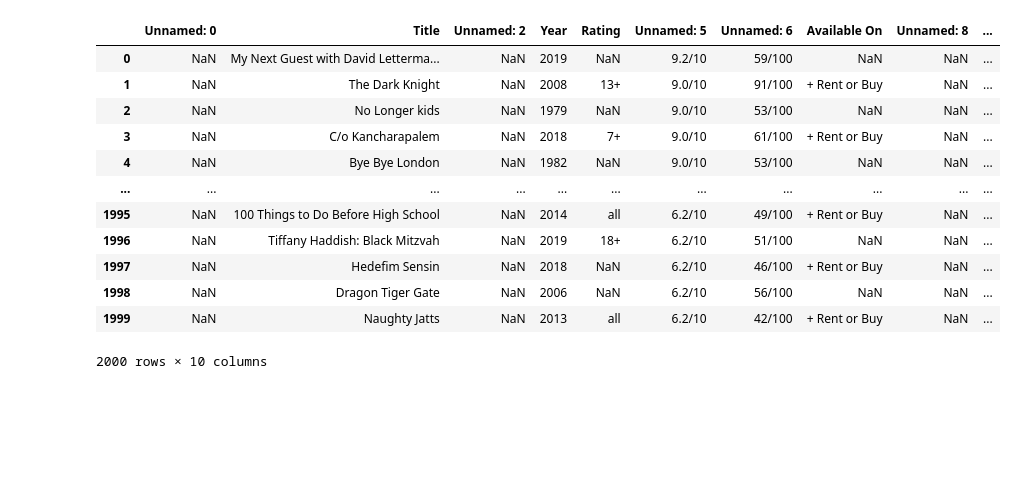
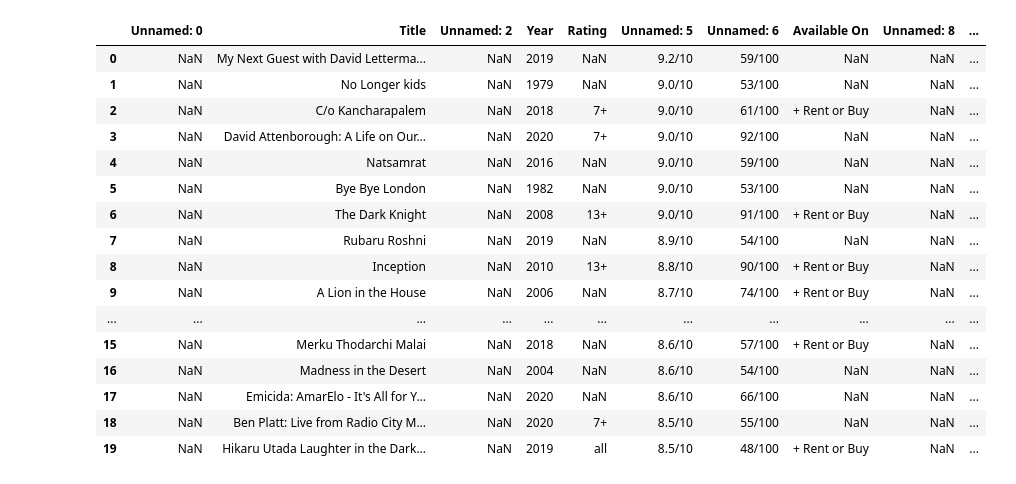
Before and after one commit to sarahmgreen88/ETL-Netflix, a Jupyter notebook: ReelGood Scrape.ipynb, the cells around one changed output. Cells and saved outputs as stored; diff of their text form; code cells hidden in the pictures; blank space fills up the shorter version.

```diff
--- a/ReelGood Scrape.ipynb
+++ b/ReelGood Scrape.ipynb
@@ -38,5 +49,5 @@ print(soup.prettify())
 # %%
-for x in range(10):
+for x in range(20):
 
     html = browser.html
     soup = BeautifulSoup(html, 'html.parser')
@@ -62,18 +81,22 @@ TitleYearRatingAvailable OnMy Next Guest with David Letterman and Shah Rukh Khan
 # %%
 title_df = pd.read_html(str(title))
 netflix = title_df[0]
-netflix
+netflix.head(20)
 # %% [output]
 |  | Unnamed: 0 | Title | Unnamed: 2 | Year | Rating | Unnamed: 5 | Unnamed: 6 | Available On | Unnamed: 8 | ... |
 | 0 | NaN | My Next Guest with David Letterma... | NaN | 2019 | NaN | 9.2/10 | 59/100 | NaN | NaN | ... |
-| 1 | NaN | The Dark Knight | NaN | 2008 | 13+ | 9.0/10 | 91/100 | + Rent or Buy | NaN | ... |
-| 2 | NaN | No Longer kids | NaN | 1979 | NaN | 9.0/10 | 53/100 | NaN | NaN | ... |
-| 3 | NaN | C/o Kancharapalem | NaN | 2018 | 7+ | 9.0/10 | 61/100 | + Rent or Buy | NaN | ... |
-| 4 | NaN | Bye Bye London | NaN | 1982 | NaN | 9.0/10 | 53/100 | NaN | NaN | ... |
+| 1 | NaN | No Longer kids | NaN | 1979 | NaN | 9.0/10 | 53/100 | NaN | NaN | ... |
+| 2 | NaN | C/o Kancharapalem | NaN | 2018 | 7+ | 9.0/10 | 61/100 | + Rent or Buy | NaN | ... |
+| 3 | NaN | David Attenborough: A Life on Our... | NaN | 2020 | 7+ | 9.0/10 | 92/100 | NaN | NaN | ... |
+| 4 | NaN | Natsamrat | NaN | 2016 | NaN | 9.0/10 | 59/100 | NaN | NaN | ... |
+| 5 | NaN | Bye Bye London | NaN | 1982 | NaN | 9.0/10 | 53/100 | NaN | NaN | ... |
+| 6 | NaN | The Dark Knight | NaN | 2008 | 13+ | 9.0/10 | 91/100 | + Rent or Buy | NaN | ... |
+| 7 | NaN | Rubaru Roshni | NaN | 2019 | NaN | 8.9/10 | 54/100 | NaN | NaN | ... |
+| 8 | NaN | Inception | NaN | 2010 | 13+ | 8.8/10 | 90/100 | + Rent or Buy | NaN | ... |
+| 9 | NaN | A Lion in the House | NaN | 2006 | NaN | 8.7/10 | 74/100 | + Rent or Buy | NaN | ... |
 | ... | ... | ... | ... | ... | ... | ... | ... | ... | ... | ... |
-| 1995 | NaN | 100 Things to Do Before High School | NaN | 2014 | all | 6.2/10 | 49/100 | + Rent or Buy | NaN | ... |
-| 1996 | NaN | Tiffany Haddish: Black Mitzvah | NaN | 2019 | 18+ | 6.2/10 | 51/100 | NaN | NaN | ... |
-| 1997 | NaN | Hedefim Sensin | NaN | 2018 | NaN | 6.2/10 | 46/100 | + Rent or Buy | NaN | ... |
-| 1998 | NaN | Dragon Tiger Gate | NaN | 2006 | NaN | 6.2/10 | 56/100 | NaN | NaN | ... |
-| 1999 | NaN | Naughty Jatts | NaN | 2013 | all | 6.2/10 | 42/100 | + Rent or Buy | NaN | ... |
+| 15 | NaN | Merku Thodarchi Malai | NaN | 2018 | NaN | 8.6/10 | 57/100 | + Rent or Buy | NaN | ... |
+| 16 | NaN | Madness in the Desert | NaN | 2004 | NaN | 8.6/10 | 54/100 | NaN | NaN | ... |
+| 17 | NaN | Emicida: AmarElo - It's All for Y... | NaN | 2020 | NaN | 8.6/10 | 66/100 | NaN | NaN | ... |
+| 18 | NaN | Ben Platt: Live from Radio City M... | NaN | 2020 | 7+ | 8.5/10 | 55/100 | NaN | NaN | ... |
+| 19 | NaN | Hikaru Utada Laughter in the Dark... | NaN | 2019 | all | 8.5/10 | 48/100 | + Rent or Buy | NaN | ... |
-2000 rows × 10 columns
```
Also changed, not shown: parts of 57 cells of this notebook, 5 other files.
